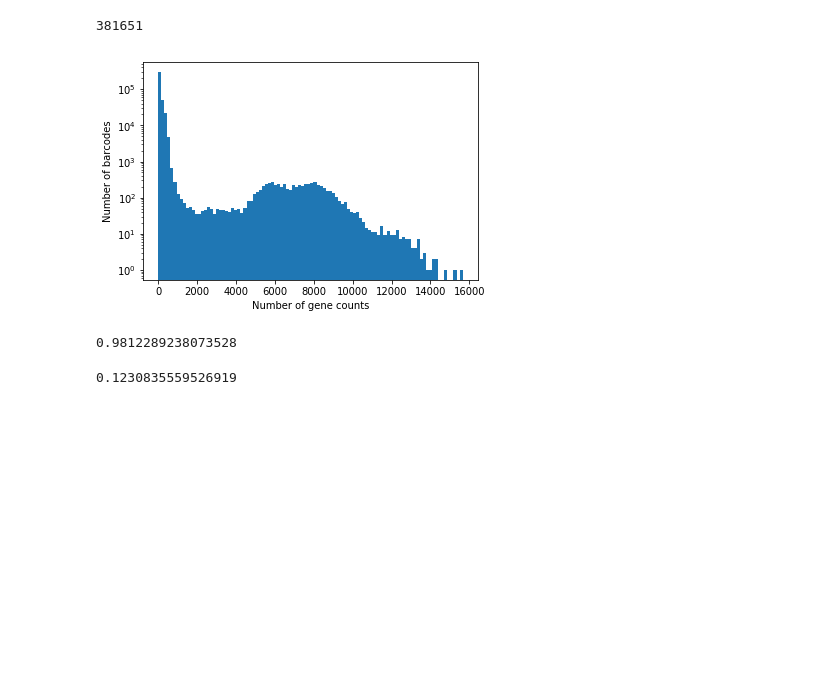
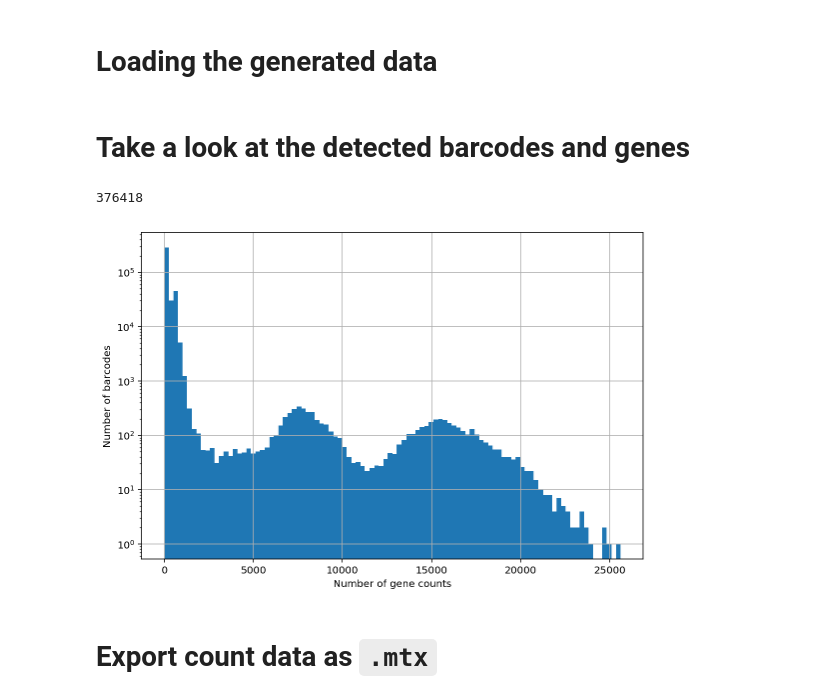
Before and after one commit to BUStools/BUS_notebooks_python, a Jupyter notebook: dataset-notebooks/10x_hgmm_6k_v2chem_python/10x_hgmm_6k_v2chem.ipynb, the cells around one changed output. Saved outputs shown, nothing was run; the diff lists cells and outputs as text; code cells hidden in the pictures; blank space fills up the shorter version.

```diff
--- a/dataset-notebooks/10x_hgmm_6k_v2chem_python/10x_hgmm_6k_v2chem.ipynb
+++ b/dataset-notebooks/10x_hgmm_6k_v2chem_python/10x_hgmm_6k_v2chem.ipynb
@@ -15,0 +300,26 @@ from scipy.stats import gaussian_kde
+# %%
+#load transcript to gene file
+tr2g = {}
+trlist = []
+with open('./human_mouse_transcript_to_gene.tsv') as f:
+    for line in f:
+        l = line.split()
+        tr2g[l[0]] = l[1]
+        trlist.append(l[0])
+
+genes = list(set(tr2g[t] for t in tr2g))
+
+# load equivalence classes
+ecs = {}
+with open('./out_hgmm_6k/matrix.ec') as f:
+    for line in f:
+        l = line.split()
+        ec = int(l[0])
+        trs = [int(x) for x in l[1].split(',')]
+        ecs[ec] = trs
+
+def ec2g(ec):
+    if ec in ecs:
+        return list(set(tr2g[trlist[t]] for t in ecs[ec]))
+    else:
+        return []
@@ -16,9 +353,11 @@ from scipy.stats import gaussian_kde
+# %% [markdown]
+# Loading the generated data
 # %%
 #load human_mouse transcripts
 
 tr2g = {}
 trlist = []
-with open('../index/tr2g_human_mouse') as f:
+with open('./human_mouse_transcript_to_gene.tsv') as f:
     for line in f:
         l = line.split()
         tr2g[l[0]] = l[1]
@@ -28,7 +367,7 @@ genes = list(set(tr2g[t] for t in tr2g))
 
 # load equivalence classes
 ecs = {}
-with open('../kallisto_hgmm6k_out/matrix.ec') as f:
+with open('./out_hgmm_6k/matrix.ec') as f:
     for line in f:
         l = line.split()
         ec = int(l[0])
@@ -41,12 +380,12 @@ def ec2g(ec):
     else:
         return []
 # %%
-# load test dataset
+# load kallisto bus output dataset
 
 cell_gene = collections.defaultdict(lambda: collections.defaultdict(float))
 pbar=None
 pumi=None
-with open('../kallisto_hgmm6k_out/output.sort.txt') as f:
+with open('./out_hgmm_6k/output_sorted.txt') as f:
     gs = set()
     for line in f:
         l = line.split()
@@ -90,18 +429,17 @@ for barcode in cell_gene:
     cg = cell_gene[barcode]
     s = len([cg[g] for g in cg])
     barcode_hist[barcode] += s
+# %% [markdown]
+# Take a look at the detected barcodes and genes
 # %%
+threshold = 0 # this filters the data by gene count
 bcv = [x for b,x in barcode_hist.items() if x > 0]
 _ = plt.hist(bcv,bins=100, log=True)
 plt.rcParams["figure.figsize"] = [9,6]
 plt.xlabel("Number of gene counts")
 plt.ylabel("Number of barcodes")
+plt.grid(True)
 print(len(bcv))
 # %% [output]
-381651
+376418
-[figure, old version]
+[figure, new version]
-# %%
-bad_barcode = [x for x in barcode_hist if  barcode_hist[x] <= 2000]
-len(bad_barcode)/len(cell_gene)
-# %% [output]
-0.9812289238073528
@@ -118,5 +446,3 @@ for barcode in cell_gene:
-# %%
-bad_s/s
-# %% [output]
-0.1230835559526919
+# %% [markdown]
+# Export count data as `.mtx`
 # %%
```
Also changed, not shown: parts of 48 cells of this notebook.
